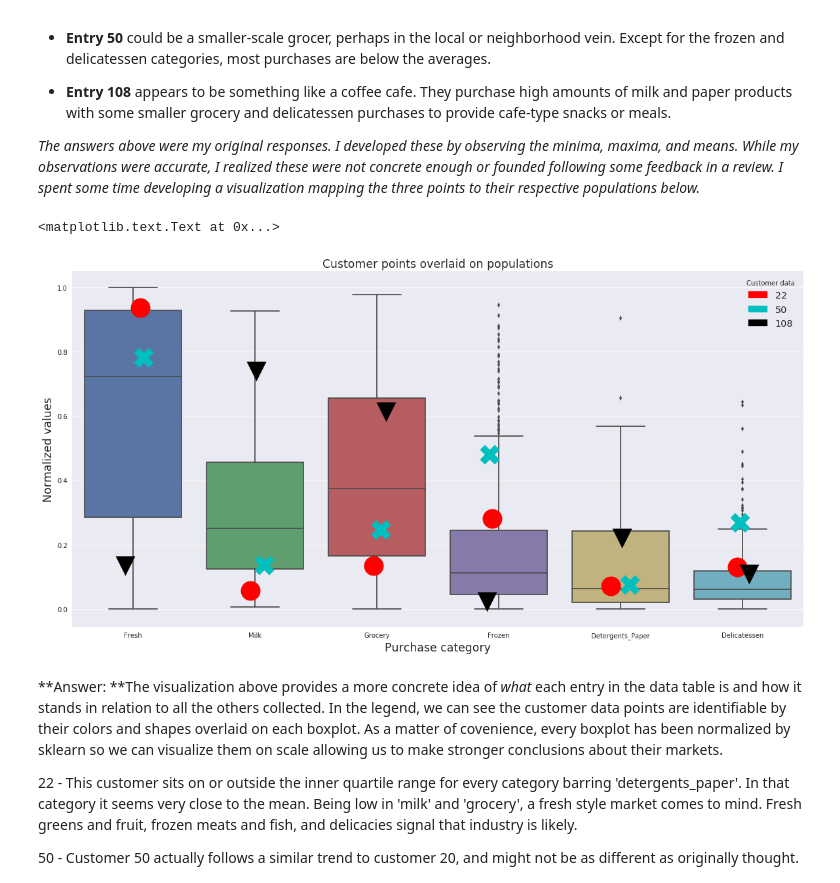
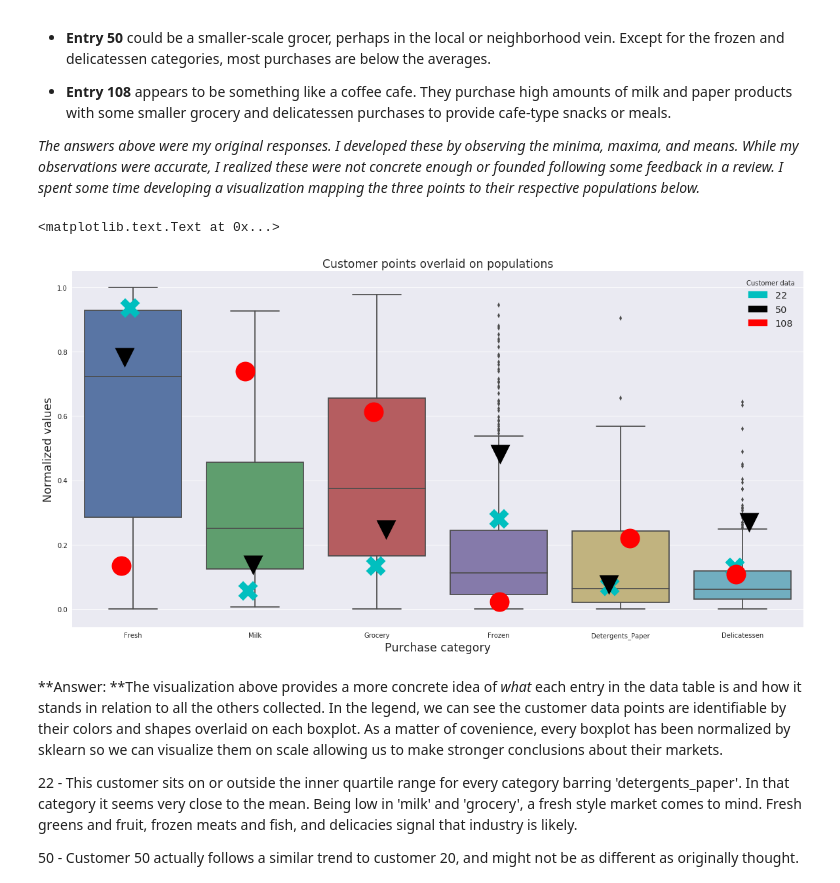
Before and after one commit to SeaPeaMurray/MLND, a Jupyter notebook: customer_segments/customer_segments.ipynb, the cells around one changed output. Saved outputs shown, nothing was run; the diff lists cells and outputs as text; code cells hidden in the pictures.

```diff
--- a/customer_segments/customer_segments.ipynb
+++ b/customer_segments/customer_segments.ipynb
@@ -107,22 +107,22 @@ The data of each entry does give insight as to what type of establishment it mig
 # %%
 from sklearn.preprocessing import normalize
 import matplotlib.patches as mpatches
 plt.rcParams['figure.figsize']=(20,10)
 norm_data = normalize(data)
 norm_samples = pd.DataFrame([norm_data[i] for i in indices], columns=samples.columns)
 norm_data = pd.DataFrame(norm_data, columns=samples.columns)
-mkg = ['X', 'v', 'o']
-clr = ['c', 'k', 'r']
+mkg = ['X', 'v', 'o', '*']
+clr = ['c', 'k', 'r', 'y']
 patch_list = list()
 for i, j in enumerate(indices):
-    ax = sns.stripplot(data=norm_samples.iloc[[i]], marker=mkg[i - 1], size=30, color=clr[i - 1], jitter=True)
-    patch_list.append(mpatches.Patch(color=clr[i - 1], label=j))
+    ax = sns.stripplot(data=norm_samples.iloc[[i]], marker=mkg[i], size=30, color=clr[i], jitter=True)
+    patch_list.append(mpatches.Patch(color=clr[i], label=j))
 ax1 = sns.boxplot(data=norm_data)
 ax1.legend(handles=patch_list, title='Customer data', fontsize='x-large')
 ax1.set_xlabel('Purchase category', size='xx-large'); ax1.set_ylabel('Normalized values', size='xx-large'); ax1.set_title('Customer points overlaid on populations', size='xx-large')
 # %% [output]
 <matplotlib.text.Text at 0x...>
-[figure, old version]
+[figure, new version]
 # %% [markdown]
 **Answer: **The visualization above provides a more concrete idea of *what* each entry in the data table is and how it stands in relation to all the others collected. In the legend, we can see the customer data points are identifiable by their colors and shapes overlaid on each boxplot. As a matter of covenience, every boxplot has been normalized by sklearn so we can visualize them on scale allowing us to make stronger conclusions about their markets.
 
```
Also changed, not shown: parts of 6 cells of this notebook.
